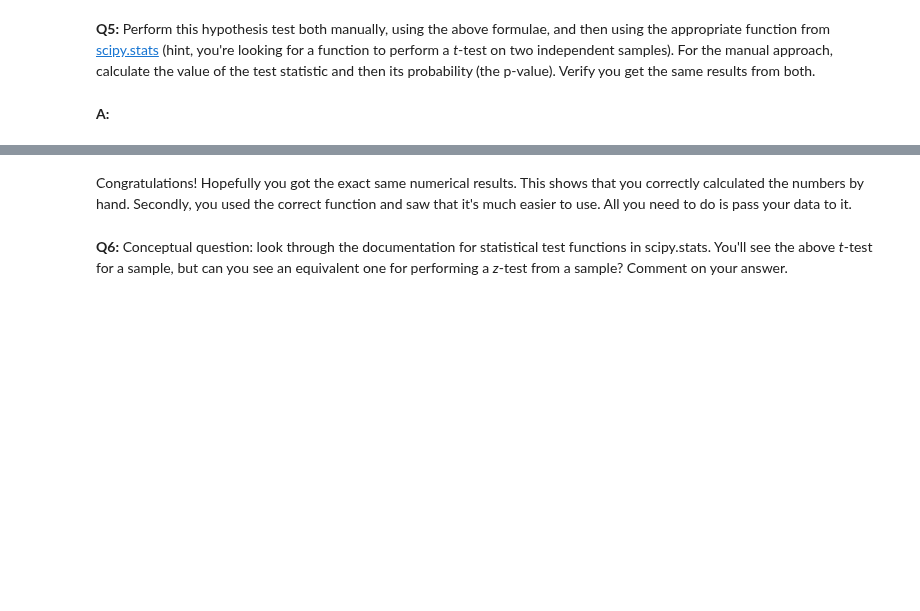
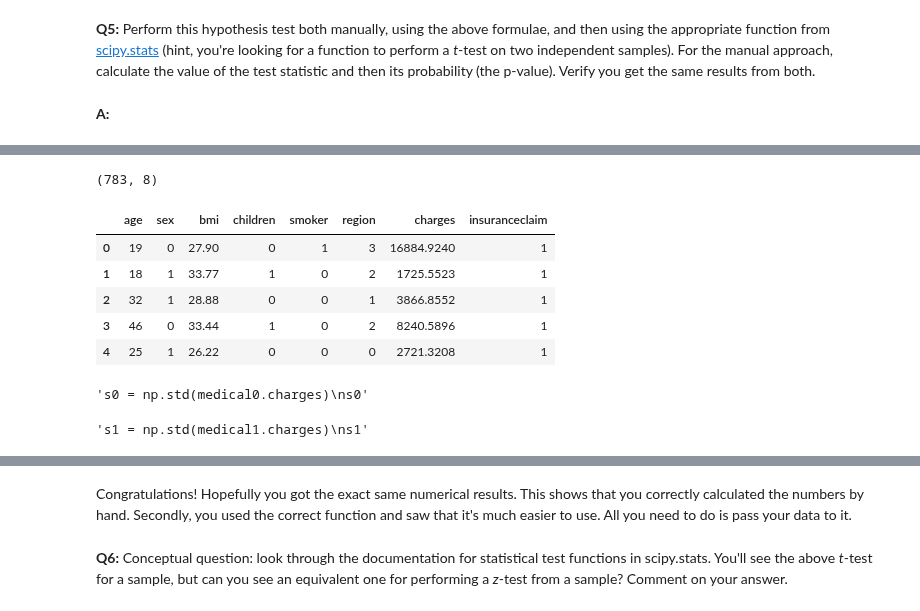
Before and after one commit to pauljacob/mini_projects, a Jupyter notebook: Frequentist Case Study/Frequentist Inference Case Study - Part B (2).ipynb, the cells around one changed output, grey strips where cells are left out. Drawn from its saved outputs; the diff is of its cells as text; code cells hidden in the pictures; blank space fills up the shorter version.

```diff
--- a/Frequentist Case Study/Frequentist Inference Case Study - Part B (2).ipynb
+++ b/Frequentist Case Study/Frequentist Inference Case Study - Part B (2).ipynb
@@ -113,0 +278,22 @@ __A:__
+# %%
+medical1 = medical[medical.insuranceclaim == 1].reset_index(drop=True)
+print(medical1.shape)
+medical1.head()
+# %% [output]
+(783, 8)
+|  | age | sex | bmi | children | smoker | region | charges | insuranceclaim |
+| 0 | 19 | 0 | 27.90 | 0 | 1 | 3 | 16884.9240 | 1 |
+| 1 | 18 | 1 | 33.77 | 1 | 0 | 2 | 1725.5523 | 1 |
+| 2 | 32 | 1 | 28.88 | 0 | 0 | 1 | 3866.8552 | 1 |
+| 3 | 46 | 0 | 33.44 | 1 | 0 | 2 | 8240.5896 | 1 |
+| 4 | 25 | 1 | 26.22 | 0 | 0 | 0 | 2721.3208 | 1 |
+# %%
+'''s0 = np.std(medical0.charges)
+s0'''
+# %% [output]
+'s0 = np.std(medical0.charges)\ns0'
+# %%
+'''s1 = np.std(medical1.charges)
+s1'''
+# %% [output]
+'s1 = np.std(medical1.charges)\ns1'
```
Also changed, not shown: parts of 52 cells of this notebook, 2 other files.
